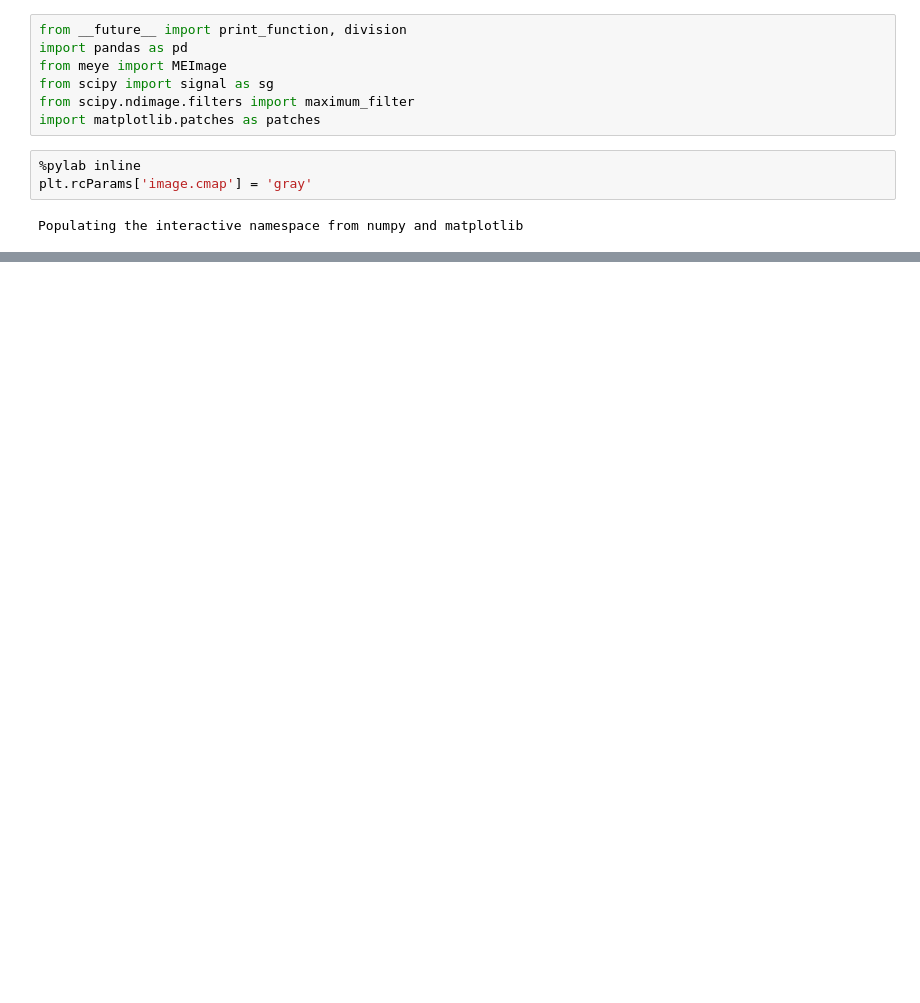
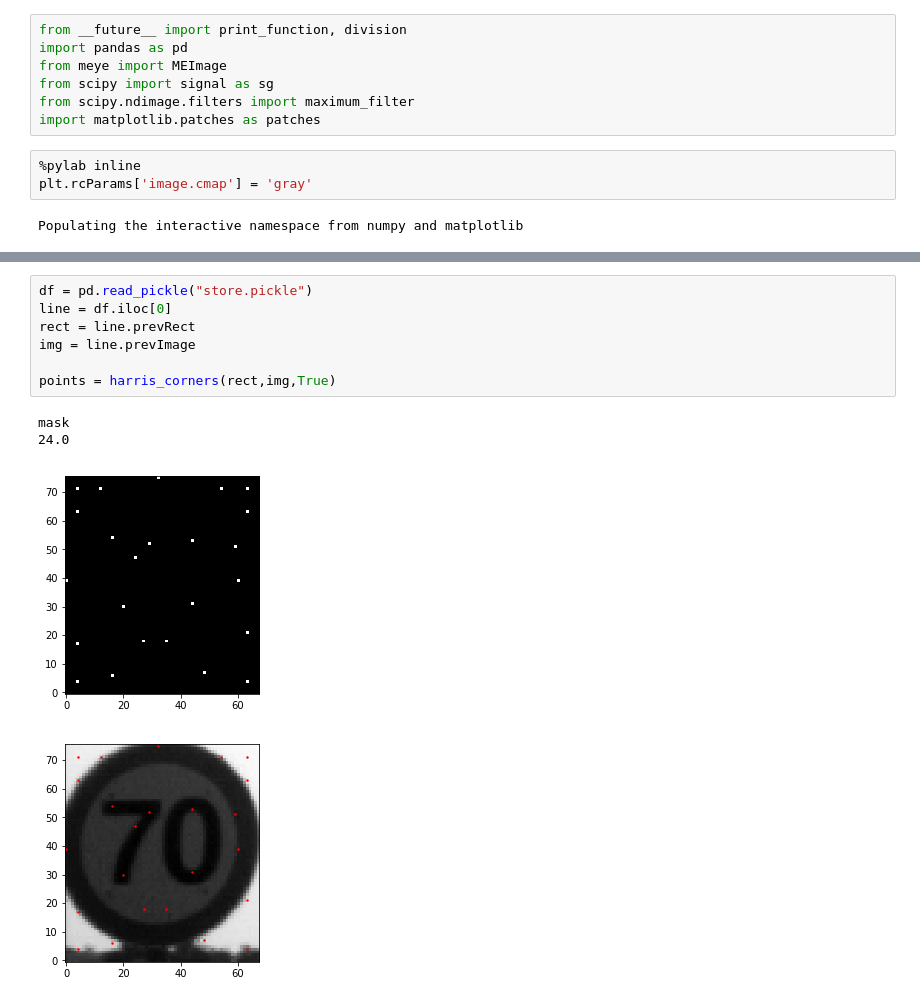
Before and after one commit to hodayamar/excellenteam-python-mobileye-distance-calculation, a Jupyter notebook: organized_algo.ipynb, the cells around one changed output, grey strips where cells are left out. Cells and saved outputs as stored; diff of their text form; blank space fills up the shorter version.

```diff
--- a/organized_algo.ipynb
+++ b/organized_algo.ipynb
@@ -138,0 +130,12 @@ mask
+# %%
+df = pd.read_pickle("store.pickle")
+line = df.iloc[0]
+rect = line.prevRect
+img = line.prevImage
+
+points = harris_corners(rect,img,True)
+# %% [output]
+mask
+24.0
+[figure, added]
+[figure, added]
```
Also changed, not shown: parts of 3 cells of this notebook.
